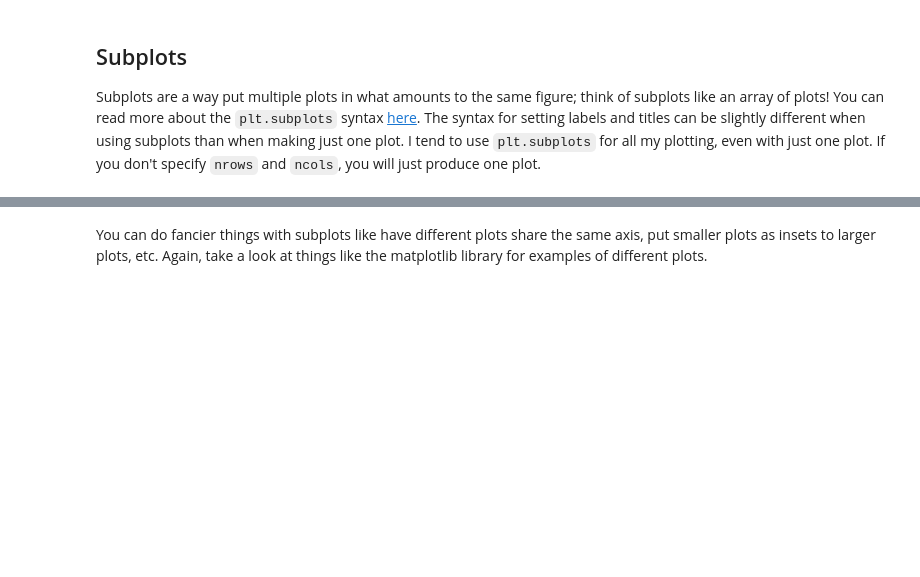
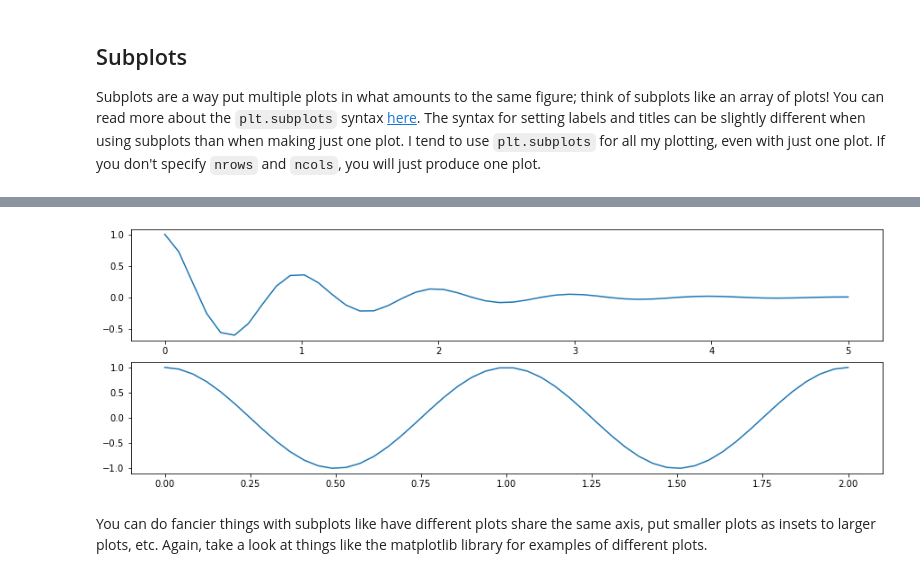
Before and after one commit to tuckwise/astr3190sp22, a Jupyter notebook: lessons/06-plotting_capps.ipynb, the cells around one changed output, grey strips where cells are left out. Cells and saved outputs as stored; diff of their text form; code cells hidden in the pictures; blank space fills up the shorter version.

```diff
--- a/lessons/06-plotting_capps.ipynb
+++ b/lessons/06-plotting_capps.ipynb
@@ -444,7 +467,7 @@ y2 = np.cos(2 * np.pi * x2)
 
 #Fill in the ??? below to create two stacked plots.
 #Try to set the figsize to make the plot look good (not all stretched out)
-fig, ax = plt.subplots(nrows=???,ncols=???,figsize=(15,5))
+fig, ax = plt.subplots(nrows=2,ncols=1,figsize=(15,5))
 
 #Define some x and y values for plotting:
 x1 = np.linspace(0.0, 5.0)
@@ -456,4 +479,11 @@ y2 = np.cos(2 * np.pi * x2)
 #Plot x1 and y1 on the first axis, ax[0]
 
 #Do the same thing for the second axis, ax[1]
+#Plot x1 and y1 on the first axis, ax[0]
+ax[0].plot(x1, y1)
+#The syntax for setting x and y labels is slightly different
+#when you're calling it on an individual axis
+
+#Do the same thing for the second axis, ax[1]
+ax[1].plot(x2, y2)
 # %% [output]
@@ -461,2 +491,3 @@ SyntaxError: invalid syntax (<ipython-input-13-d217de2d2b07>, line 5)
+[figure, added]
 # %% [markdown]
 You can do fancier things with subplots like have different plots share the same axis, put smaller plots as insets to larger plots, etc. Again, take a look at things like the matplotlib library for examples of different plots.
```
Also changed, not shown: parts of 5 cells of this notebook.
